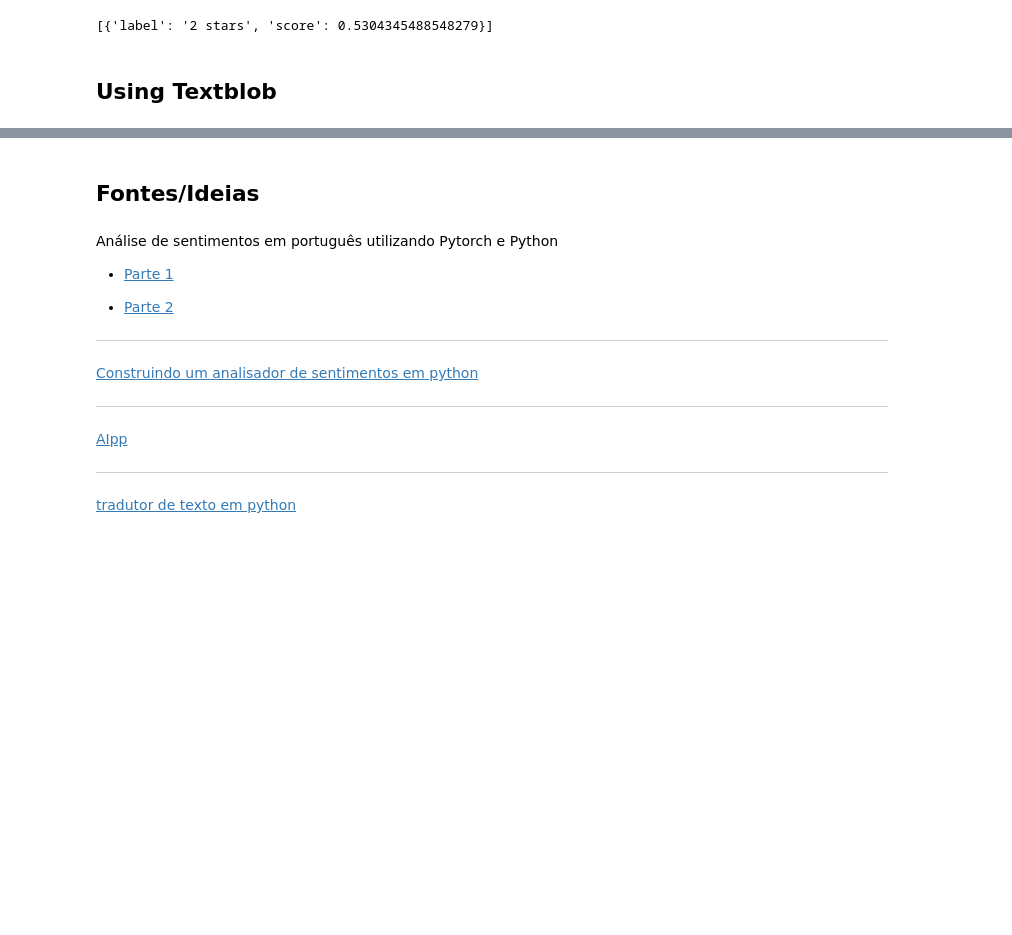
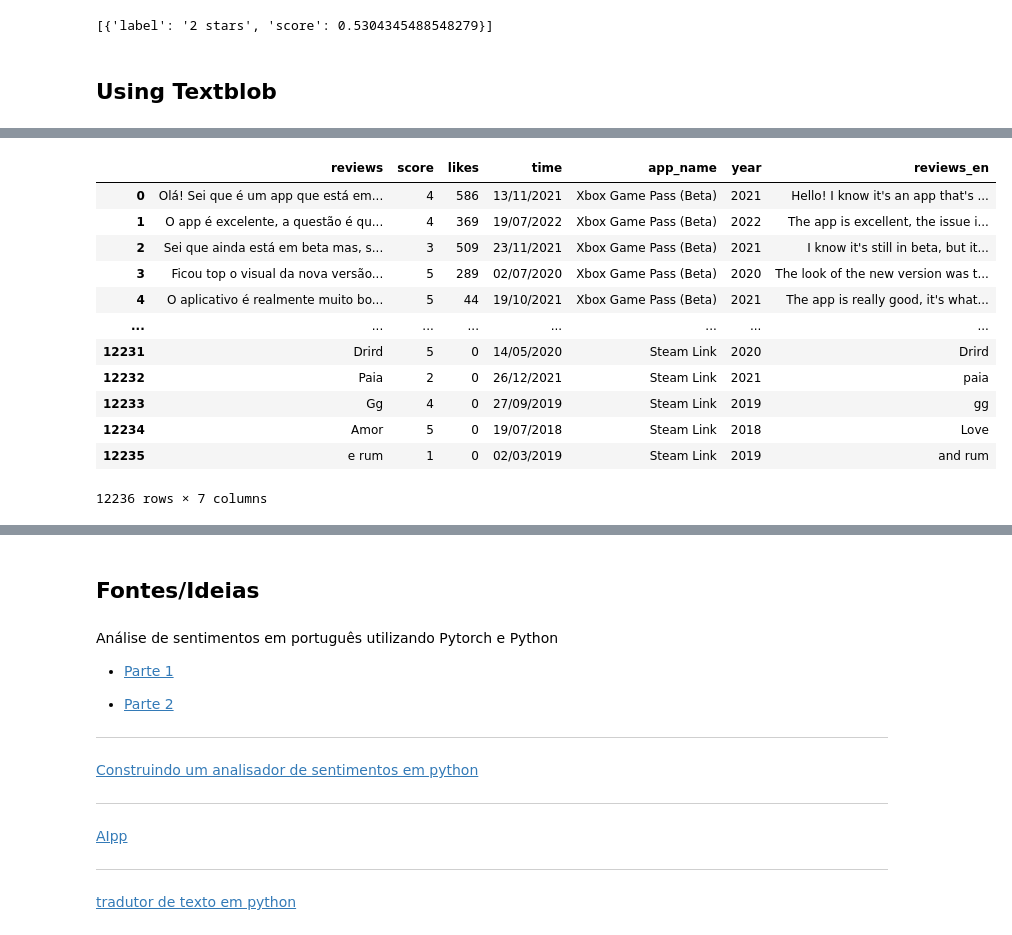
Before and after one commit to mariabandeira/Projeto_Final_IIA, a Jupyter notebook: SentimentAnalysis.ipynb, the cells around one changed output, grey strips where cells are left out. Cells and saved outputs as stored; diff of their text form; code cells hidden in the pictures; blank space fills up the shorter version.

```diff
--- a/SentimentAnalysis.ipynb
+++ b/SentimentAnalysis.ipynb
@@ -329,3 +359,19 @@ print(subjectivity)
+# %%
+df
+# %% [output]
+|  | reviews | score | likes | time | app_name | year | reviews_en |
+| 0 | Olá! Sei que é um app que está em... | 4 | 586 | 13/11/2021 | Xbox Game Pass (Beta) | 2021 | Hello! I know it's an app that's ... |
+| 1 | O app é excelente, a questão é qu... | 4 | 369 | 19/07/2022 | Xbox Game Pass (Beta) | 2022 | The app is excellent, the issue i... |
+| 2 | Sei que ainda está em beta mas, s... | 3 | 509 | 23/11/2021 | Xbox Game Pass (Beta) | 2021 | I know it's still in beta, but it... |
+| 3 | Ficou top o visual da nova versão... | 5 | 289 | 02/07/2020 | Xbox Game Pass (Beta) | 2020 | The look of the new version was t... |
+| 4 | O aplicativo é realmente muito bo... | 5 | 44 | 19/10/2021 | Xbox Game Pass (Beta) | 2021 | The app is really good, it's what... |
+| ... | ... | ... | ... | ... | ... | ... | ... |
+| 12231 | Drird | 5 | 0 | 14/05/2020 | Steam Link | 2020 | Drird |
+| 12232 | Paia | 2 | 0 | 26/12/2021 | Steam Link | 2021 | paia |
+| 12233 | Gg | 4 | 0 | 27/09/2019 | Steam Link | 2019 | gg |
+| 12234 | Amor | 5 | 0 | 19/07/2018 | Steam Link | 2018 | Love |
+| 12235 | e rum | 1 | 0 | 02/03/2019 | Steam Link | 2019 | and rum |
+12236 rows × 7 columns
 # %%
 def sentences_tokenization(text):
   sentences = []
```
Also changed, not shown: parts of 18 cells of this notebook.
